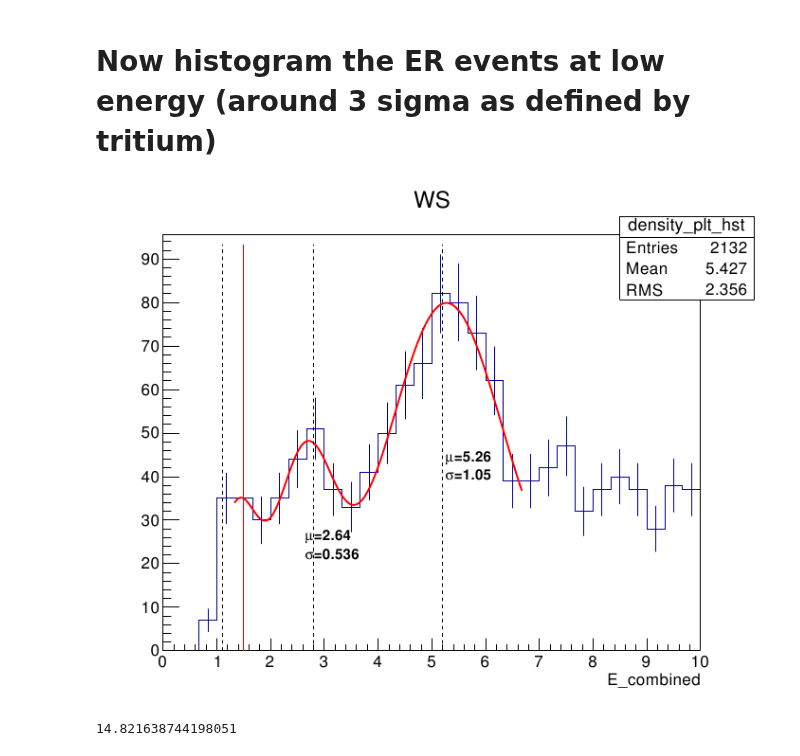
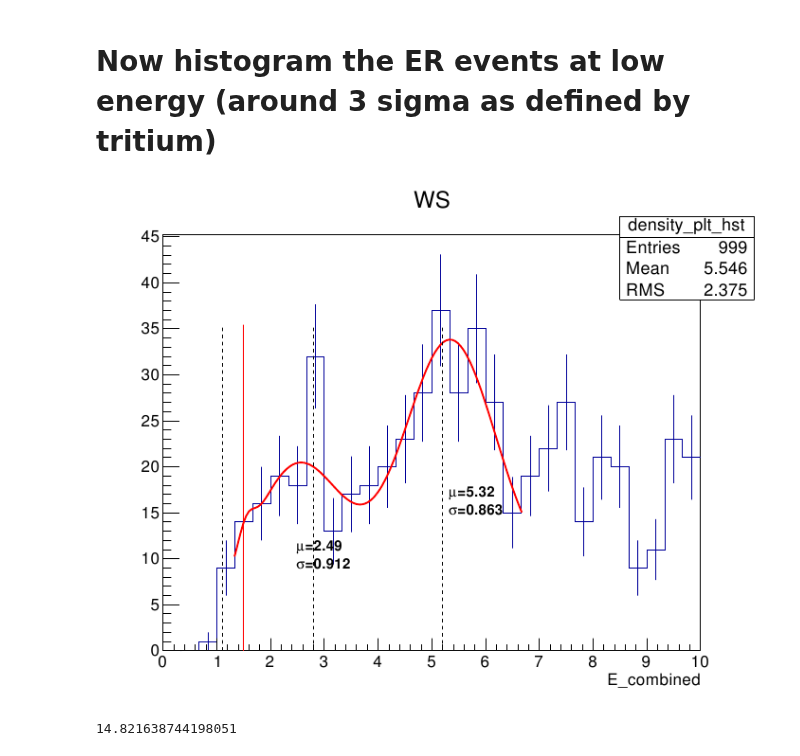
Before and after one commit to attdobi/iPyNb, a Jupyter notebook: Analysis_Code/Root_Run03_3keV_anomaly.ipynb, the cells around one changed output. Saved outputs shown, nothing was run; the diff lists cells and outputs as text; code cells hidden in the pictures.

```diff
--- a/Analysis_Code/Root_Run03_3keV_anomaly.ipynb
+++ b/Analysis_Code/Root_Run03_3keV_anomaly.ipynb
@@ -283,17 +283,17 @@ rate_spike_cut=TCut('(luxstamp>7550335282278107 && luxstamp<7629482392360554) ')
 # %%
 c2 = rootnotes.default_canvas(name='icanvas1', size=(1000, 800))
 # %%
-au = 3.2  #use 3.10 for 2 sigma bounds #90% 3.007
+au = 3.1 #use 3.10 for 2 sigma bounds #90% 3.007
 bu = -0.1158
 
-al = 2.5; # use 2.592  for 2 sigma #90% 2.682
+al = 2.592; # use 2.592  for 2 sigma #90% 2.682
 bl =-0.1197;
 
 er_cut_l=TCut('log10(s2area/spikyS1)>{:g}*spikyS1^{:g}'.format(al,bl))
 er_cut_u=TCut('log10(s2area/spikyS1)<{:g}*spikyS1^{:g}'.format(au,bu))
 
-exclusion_cut=TCut('partner==0 && excluded==0 ')
-fid_vol=TCut('drift>35 && drift<305 && correctedRadius<22') # && luxstamp/10**15>7.86'#add time cut ... 'luxstamp/10**15 ...&& luxstamp/10**15<8.5
+exclusion_cut=TCut('partner==0 && excluded==0 && close2End==0')
+fid_vol=TCut('drift>35 && drift<305 && correctedRadius<20') # && luxstamp/10**15>7.86'#add time cut ... 'luxstamp/10**15 ...&& luxstamp/10**15<8.5
 area_cut=TCut('spikyS1>0 && spikyS1<100 && s1area<100 && s1area>0 && s2area_raw>150 && s2area>100 && s2area<10**4') #spikyS1
 bad_area_cut=TCut('((goodArea<=630 && badArea < 80) || (goodArea>630 && badArea < 80+0.095*(goodArea-630)))')
 ercut= er_cut_l.GetTitle() + '&&' + er_cut_u.GetTitle()
@@ -356,34 +356,34 @@ means_err=array([sqrt(fitter.GetCovarianceMatrixElement(1,1)),sqrt(fitter.GetCov
 sigmas=array([par[2],par[5],par[8]])
 sigmas_err=array([sqrt(fitter.GetCovarianceMatrixElement(2,2)),sqrt(fitter.GetCovarianceMatrixElement(5,5)),sqrt(fitter.GetCovarianceMatrixElement(8,8))])
 
 
 for ii, mu in enumerate(means[:-1]):
     Texts.append(TLatex(mu,amps[ii]*0.55,'#splitline{{#mu={:1.3g}}}{{#sigma={:1.3g}}}'.format(means[ii],sigmas[ii]) ))
     Texts[ii].SetTextSize(0.03)
     Texts[ii].Draw()
 
 
 #density_plt_hst.Fit("gaus","+","",cutsE[0,0],cutsE[0,1]);
 #density_plt_hst.Fit("gaus","+","",cutsE[1,0],cutsE[1,1]);
 
 aline=[]
 Energies=[1.1,2.8,5.2]
 
 for ii, En in enumerate(Energies):
     aline.append(TLine(En,0,En,amps.max()*1.25))
     aline[ii].SetLineStyle(2)
     aline[ii].SetLineColor(1) #black =1
     aline[ii].Draw()
 
 Thresh=TLine(1.5,0,1.5,amps.max()*1.25)#energy threshold
 Thresh.SetLineColor(2)
 Thresh.Draw()
 
 gStyle.SetOptFit(0) # superimpose fit results
 
 c2
 # %% [output]
-[figure, old version]
+[figure, new version]
 # %%
 count=sqrt(2*pi)*par[2]*par[0]
 # %%
```
Also changed, not shown: parts of 7 cells of this notebook, 16 other files.
